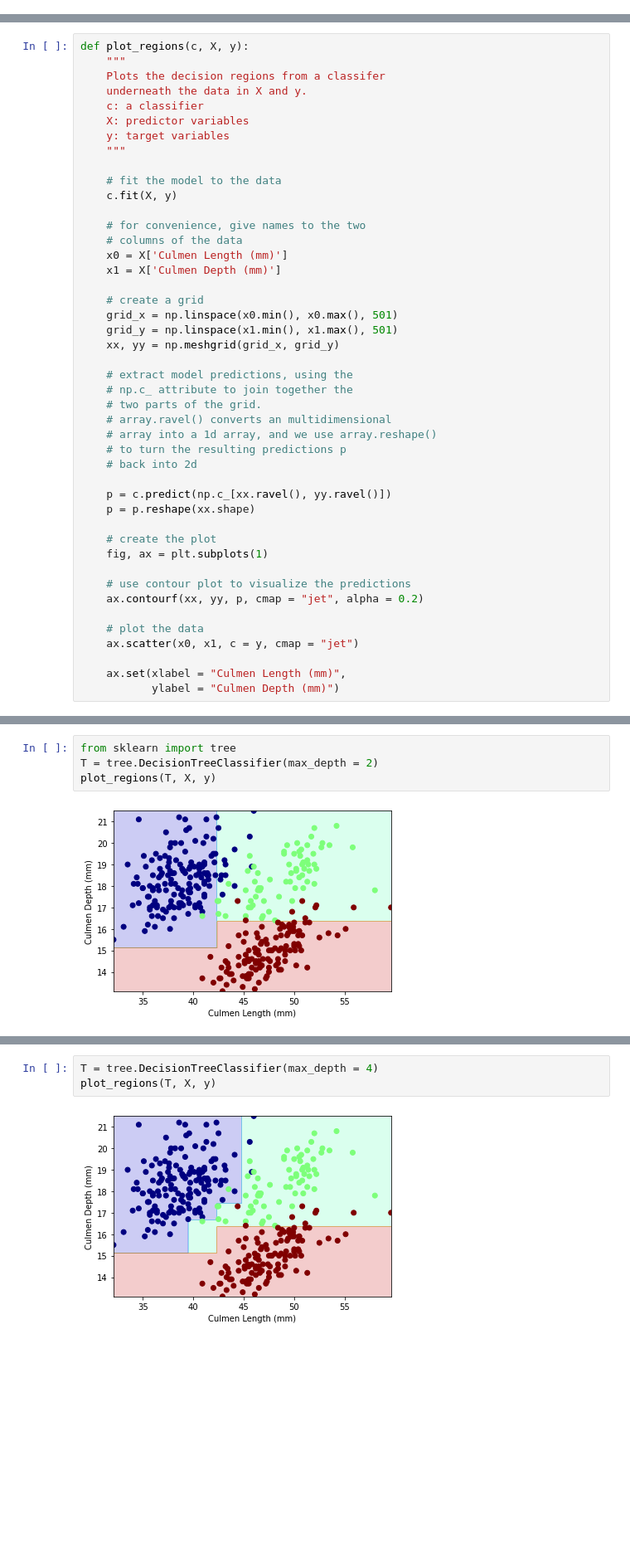
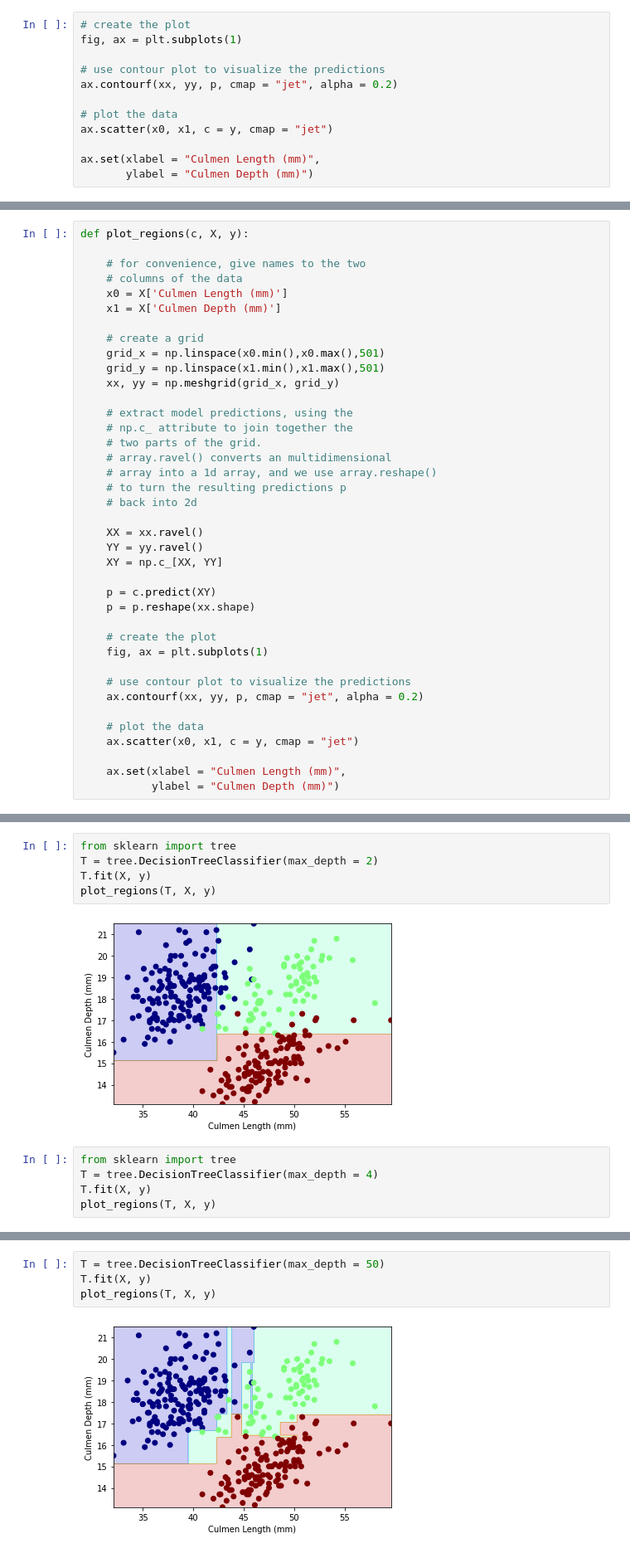
Before and after one commit to PhilChodrow/PIC16A, a Jupyter notebook: live_lectures/live-lecture-22.ipynb, the cells around one changed output, grey strips where cells are left out. Shown: that part at 83% size. Drawn from its saved outputs; the diff is of its cells as text; blank space fills up the shorter version.

```diff
--- a/live_lectures/live-lecture-22.ipynb
+++ b/live_lectures/live-lecture-22.ipynb
@@ -121,0 +131,12 @@ Now let's write a function to visualize the decision regions for classifiers aga
+# %%
+# create the plot
+fig, ax = plt.subplots(1)
+
+# use contour plot to visualize the predictions
+ax.contourf(xx, yy, p, cmap = "jet", alpha = 0.2)
+
+# plot the data
+ax.scatter(x0, x1, c = y, cmap = "jet")
+
+ax.set(xlabel = "Culmen Length (mm)",
+       ylabel = "Culmen Depth (mm)")
@@ -122,15 +148,5 @@ Now let's write a function to visualize the decision regions for classifiers aga
 # %%
 def plot_regions(c, X, y):
-    """
-    Plots the decision regions from a classifer
-    underneath the data in X and y.
-    c: a classifier
-    X: predictor variables
-    y: target variables
-    """
-
-    # fit the model to the data
-    c.fit(X, y)
 
     # for convenience, give names to the two
     # columns of the data
@@ -138,8 +154,8 @@ def plot_regions(c, X, y):
     x1 = X['Culmen Depth (mm)']
 
     # create a grid
-    grid_x = np.linspace(x0.min(), x0.max(), 501)
-    grid_y = np.linspace(x1.min(), x1.max(), 501)
+    grid_x = np.linspace(x0.min(),x0.max(),501)
+    grid_y = np.linspace(x1.min(),x1.max(),501)
     xx, yy = np.meshgrid(grid_x, grid_y)
 
     # extract model predictions, using the
@@ -150,7 +166,11 @@ def plot_regions(c, X, y):
     # to turn the resulting predictions p
     # back into 2d
 
-    p = c.predict(np.c_[xx.ravel(), yy.ravel()])
+    XX = xx.ravel()
+    YY = yy.ravel()
+    XY = np.c_[XX, YY]
+
+    p = c.predict(XY)
     p = p.reshape(xx.shape)
 
     # create the plot
@@ -169,6 +189,12 @@ def plot_regions(c, X, y):
 # %%
 from sklearn import tree
 T = tree.DecisionTreeClassifier(max_depth = 2)
+T.fit(X, y)
 plot_regions(T, X, y)
 # %% [output]
 [figure]
+# %%
+from sklearn import tree
+T = tree.DecisionTreeClassifier(max_depth = 4)
+T.fit(X, y)
+plot_regions(T, X, y)
@@ -175,5 +203,6 @@ plot_regions(T, X, y)
 # %%
-T = tree.DecisionTreeClassifier(max_depth = 4)
+T = tree.DecisionTreeClassifier(max_depth = 50)
+T.fit(X, y)
 plot_regions(T, X, y)
 # %% [output]
-[figure, old version]
+[figure, new version]
```
Also changed, not shown: parts of 37 cells of this notebook.
